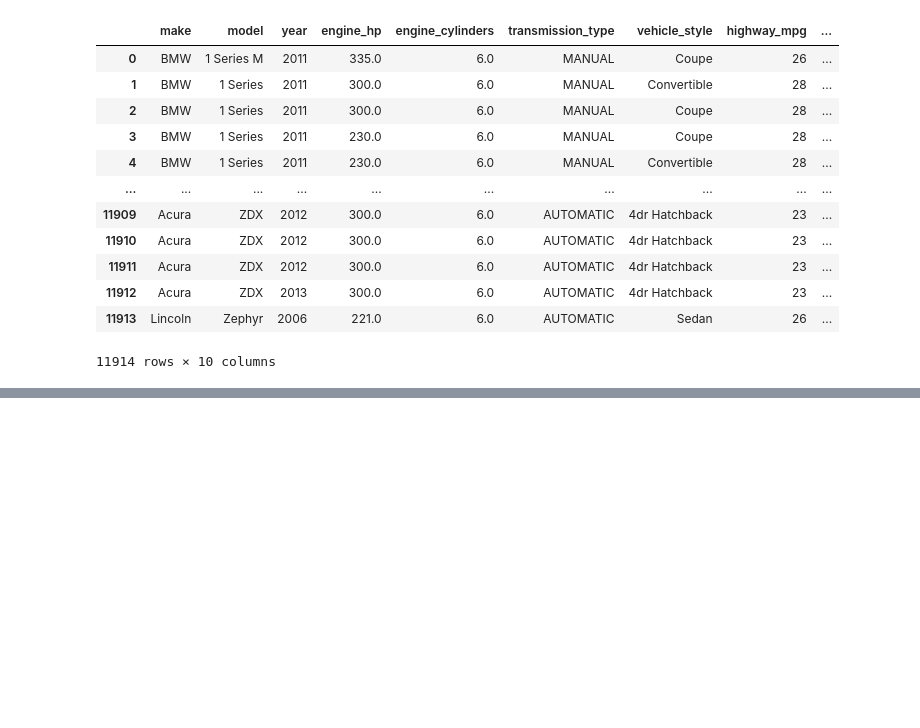
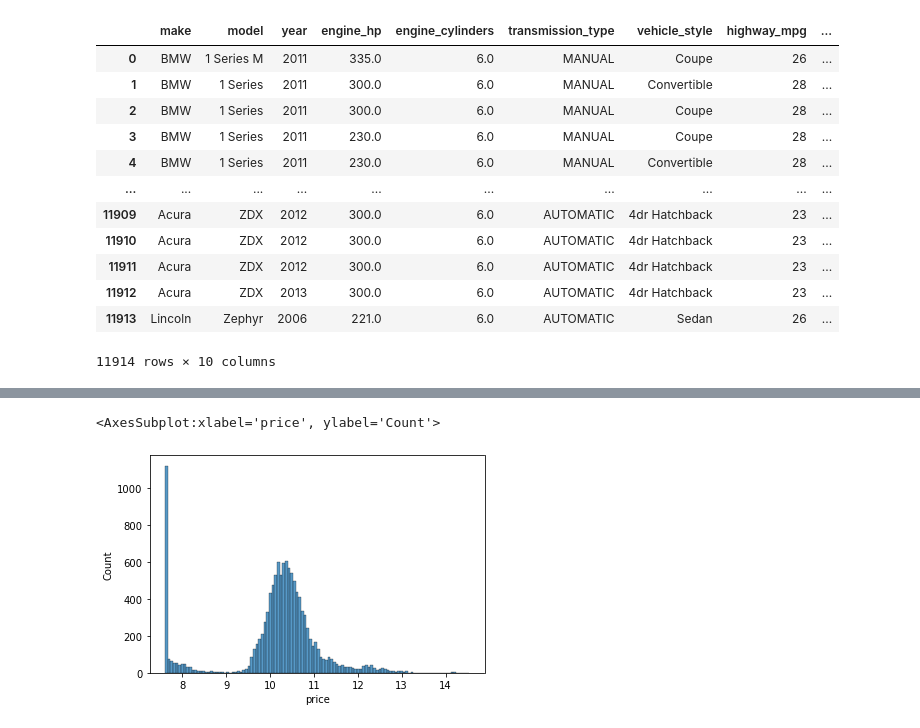
Before and after one commit to Alejobep/machine-learning-zoomcamp, a Jupyter notebook: cohorts/2023/03-classification/Homework_ABP.ipynb, the cells around one changed output, grey strips where cells are left out. Cells and saved outputs as stored; diff of their text form; code cells hidden in the pictures; blank space fills up the shorter version.

```diff
--- a/cohorts/2023/03-classification/Homework_ABP.ipynb
+++ b/cohorts/2023/03-classification/Homework_ABP.ipynb
@@ -230,0 +420,5 @@ After that, the form will be closed.
+# %%
+sn.histplot(np.log1p(data.price))
+# %% [output]
+<AxesSubplot:xlabel='price', ylabel='Count'>
+[figure, added]
```
Also changed, not shown: parts of 44 cells of this notebook.
